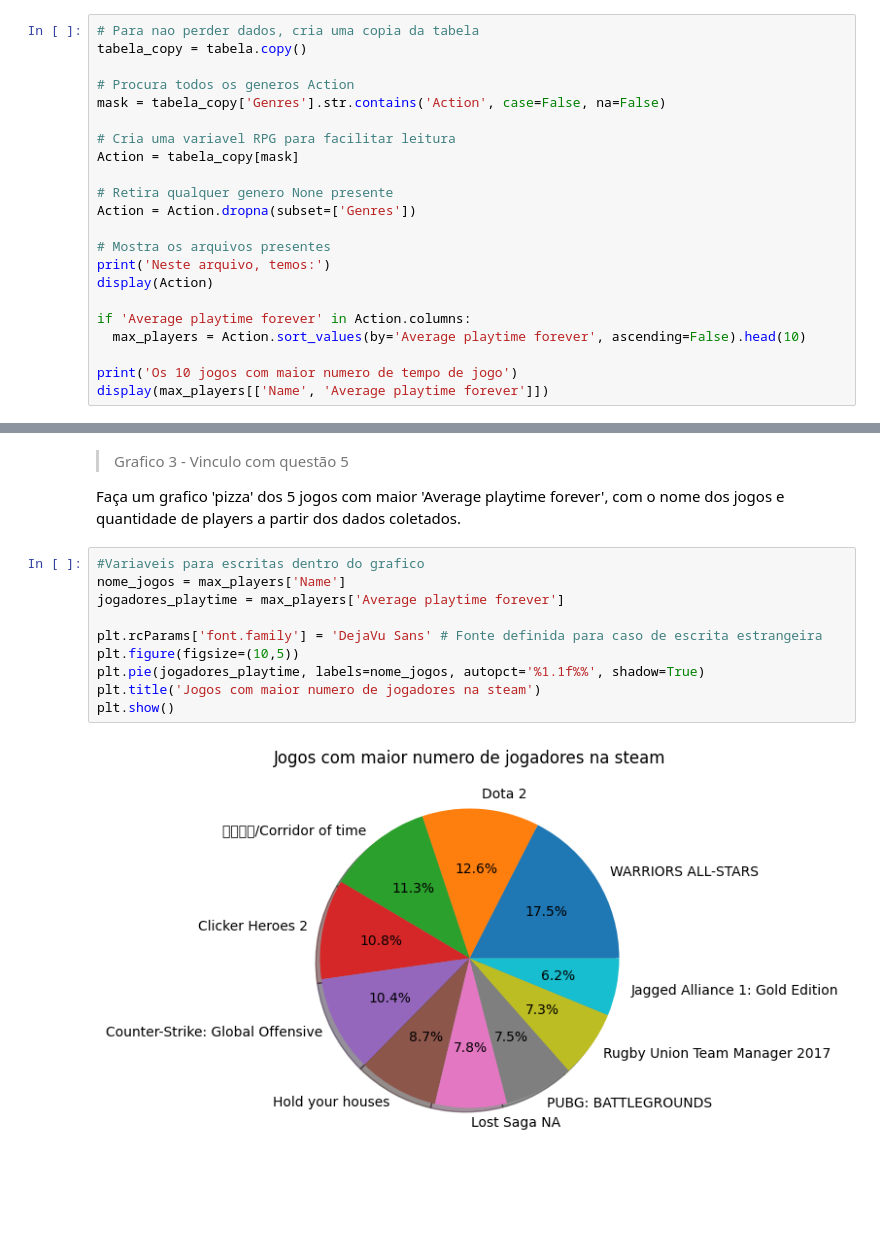
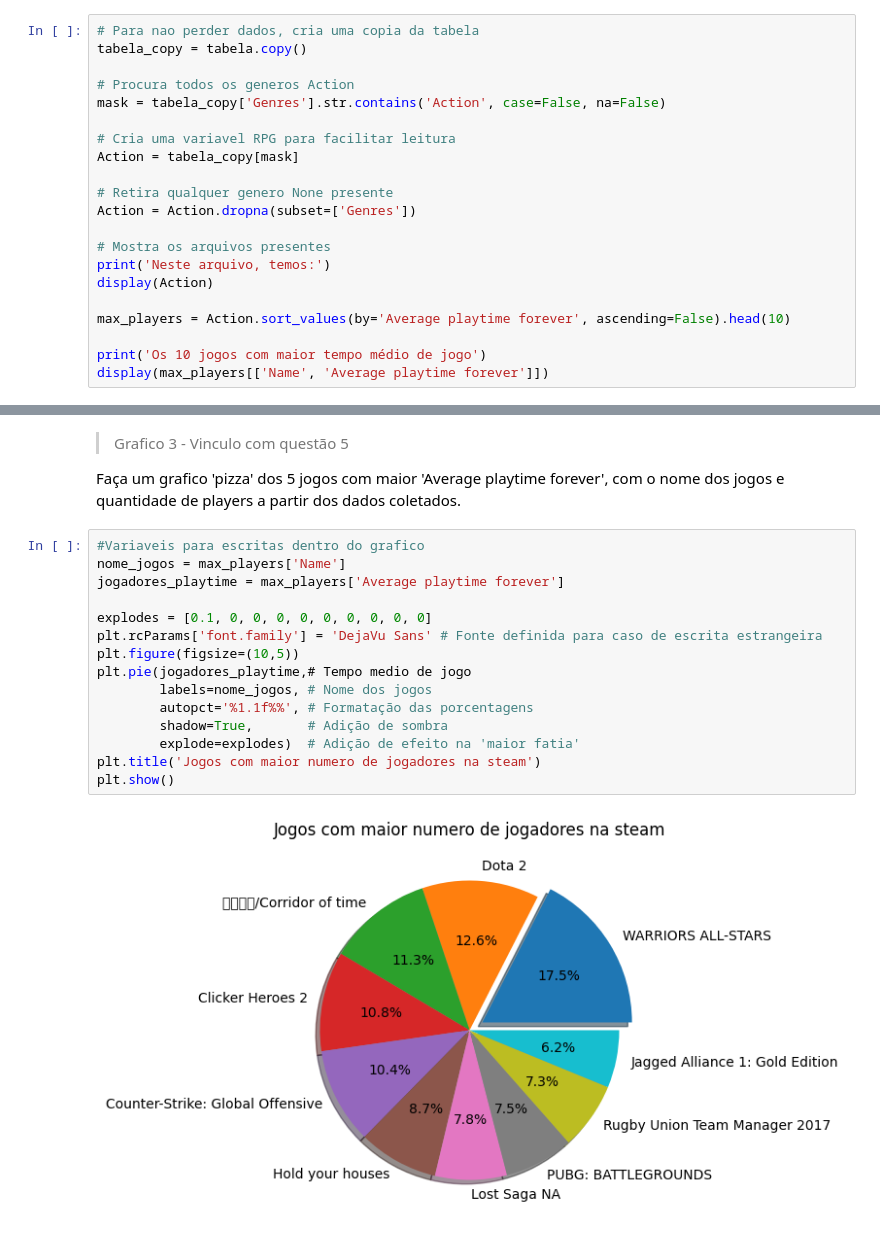
Before and after one commit to FelipePinheiro964/PUCRS---Fase-2---Steam-Games, a Jupyter notebook: PUCRS_Fase_2_Steam_games.ipynb, the cells around one changed output, grey strips where cells are left out. Saved outputs shown, nothing was run; the diff lists cells and outputs as text; blank space fills up the shorter version.

Commit message:
Adição de anotações, personalizações e otimizações.

```diff
--- a/PUCRS_Fase_2_Steam_games.ipynb
+++ b/PUCRS_Fase_2_Steam_games.ipynb
@@ -355,10 +359,9 @@ Action = Action.dropna(subset=['Genres'])
 print('Neste arquivo, temos:')
 display(Action)
 
-if 'Average playtime forever' in Action.columns:
-  max_players = Action.sort_values(by='Average playtime forever', ascending=False).head(10)
+max_players = Action.sort_values(by='Average playtime forever', ascending=False).head(10)
 
-print('Os 10 jogos com maior numero de tempo de jogo')
+print('Os 10 jogos com maior tempo médio de jogo')
 display(max_players[['Name', 'Average playtime forever']])
 # %% [output]
 Neste arquivo, temos:
@@ -495,12 +491,17 @@ Faça um grafico 'pizza' dos 5 jogos com maior 'Average playtime forever', com o
 # %%
 #Variaveis para escritas dentro do grafico
 nome_jogos = max_players['Name']
 jogadores_playtime = max_players['Average playtime forever']
 
+explodes = [0.1, 0, 0, 0, 0, 0, 0, 0, 0, 0]
 plt.rcParams['font.family'] = 'DejaVu Sans' # Fonte definida para caso de escrita estrangeira
 plt.figure(figsize=(10,5))
-plt.pie(jogadores_playtime, labels=nome_jogos, autopct='%1.1f%%', shadow=True)
+plt.pie(jogadores_playtime,# Tempo medio de jogo
+        labels=nome_jogos, # Nome dos jogos
+        autopct='%1.1f%%', # Formatação das porcentagens
+        shadow=True,       # Adição de sombra
+        explode=explodes)  # Adição de efeito na 'maior fatia'
 plt.title('Jogos com maior numero de jogadores na steam')
 plt.show()
 # %% [output]
-[figure, old version]
+[figure, new version]
```
Also changed, not shown: parts of 6 cells of this notebook.
